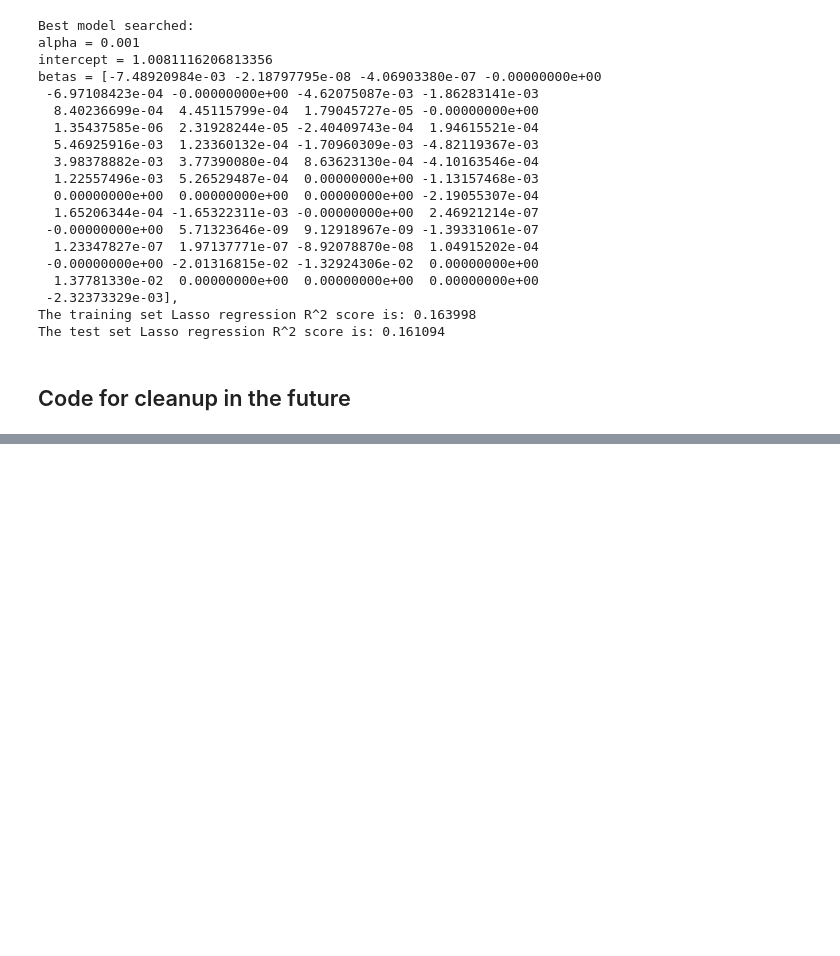
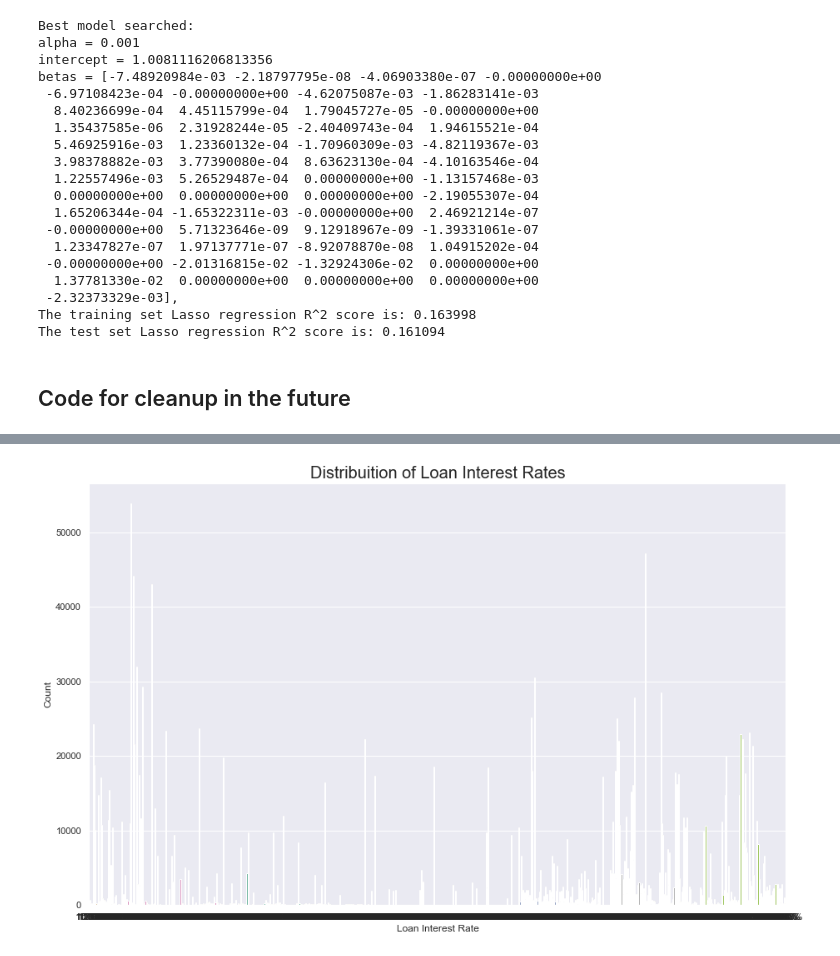
Before and after one commit to Polkaguy/Final-Project, a Jupyter notebook: Primary Notbook.ipynb, the cells around one changed output, grey strips where cells are left out. Drawn from its saved outputs; the diff is of its cells as text; code cells hidden in the pictures; blank space fills up the shorter version.

Commit message:
added vikram's plots

```diff
--- a/Primary Notbook.ipynb
+++ b/Primary Notbook.ipynb
@@ -535,0 +639,15 @@ for i in order:
+# %%
+# Explore distrubution of loan interest rates
+plt.figure(figsize = (15,12))
+plt.subplot(211)
+g1 = sns.countplot(x="int_rate",data=df,
+                   palette="Set2")
+g1.set_xlabel("Loan Interest Rate", fontsize=12)
+g1.set_ylabel("Count", fontsize=12)
+g1.set_title("Distribuition of Loan Interest Rates", fontsize=20)
+
+plt.subplots_adjust(wspace = 0.4, hspace = 1.2,top = 2)
+
+plt.show()
+# %% [output]
+[figure, added]
```
Also changed, not shown: parts of 13 cells of this notebook.
